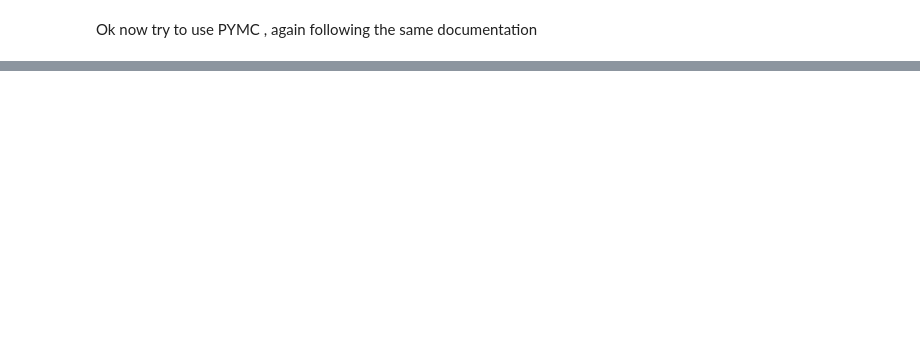
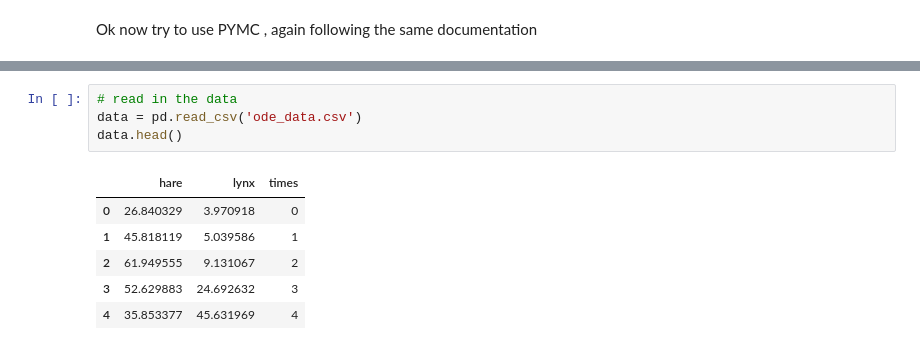
Before and after one commit to DrEntropy/turingTest, a Jupyter notebook: sunode_test.ipynb, the cells around one changed output, grey strips where cells are left out. Drawn from its saved outputs; the diff is of its cells as text; blank space fills up the shorter version.

```diff
--- a/sunode_test.ipynb
+++ b/sunode_test.ipynb
@@ -110,0 +88,11 @@ plt.plot(times, hare_data, 'o')
+# %%
+# read in the data
+data = pd.read_csv('ode_data.csv')
+data.head()
+# %% [output]
+|  | hare | lynx | times |
+| 0 | 26.840329 | 3.970918 | 0 |
+| 1 | 45.818119 | 5.039586 | 1 |
+| 2 | 61.949555 | 9.131067 | 2 |
+| 3 | 52.629883 | 24.692632 | 3 |
+| 4 | 35.853377 | 45.631969 | 4 |
```
Also changed, not shown: parts of 10 cells of this notebook, 1 other file.
